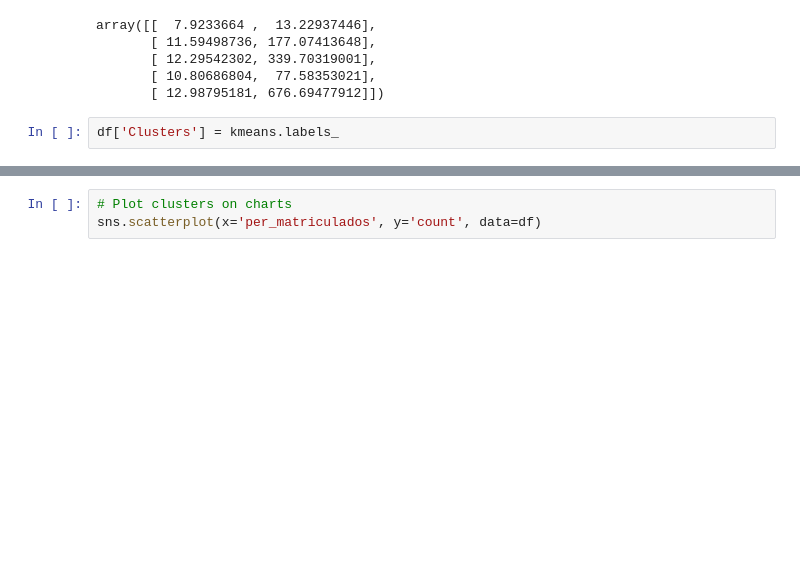
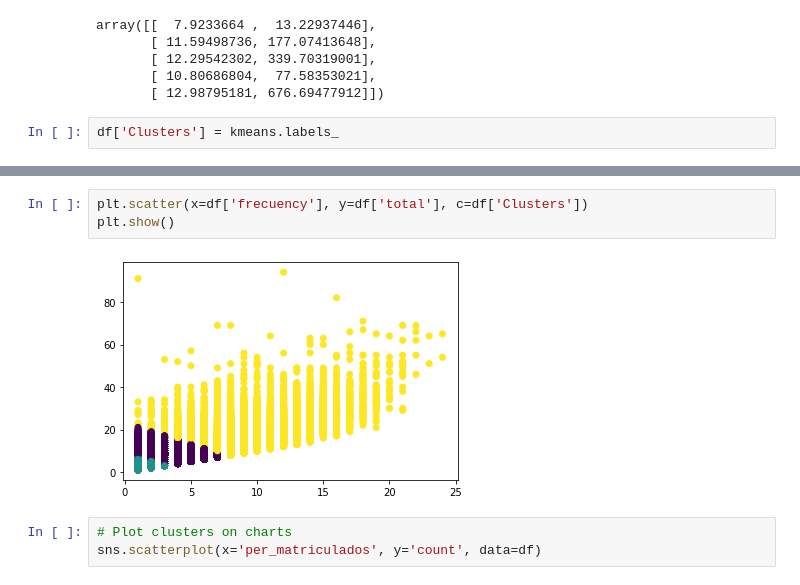
Before and after one commit to jhonsfran1165/recommender-system, a Jupyter notebook: etl/K-mean example.ipynb, the cells around one changed output, grey strips where cells are left out. Drawn from its saved outputs; the diff is of its cells as text; blank space fills up the shorter version.

```diff
--- a/etl/K-mean example.ipynb
+++ b/etl/K-mean example.ipynb
@@ -213,4 +236,9 @@ df['Clusters'].value_counts()
 Name: Clusters, dtype: int64
+# %%
+plt.scatter(x=df['frecuency'], y=df['total'], c=df['Clusters'])
+plt.show()
+# %% [output]
+[figure, added]
 # %%
 # Plot clusters on charts
 sns.scatterplot(x='per_matriculados', y='count', data=df)
```
Also changed, not shown: parts of 21 cells of this notebook, 6 other files.
